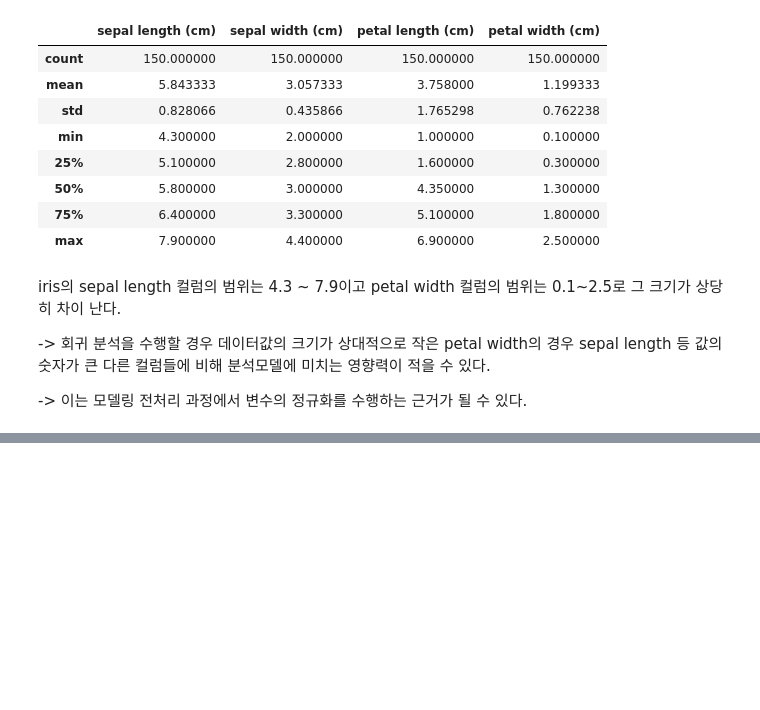
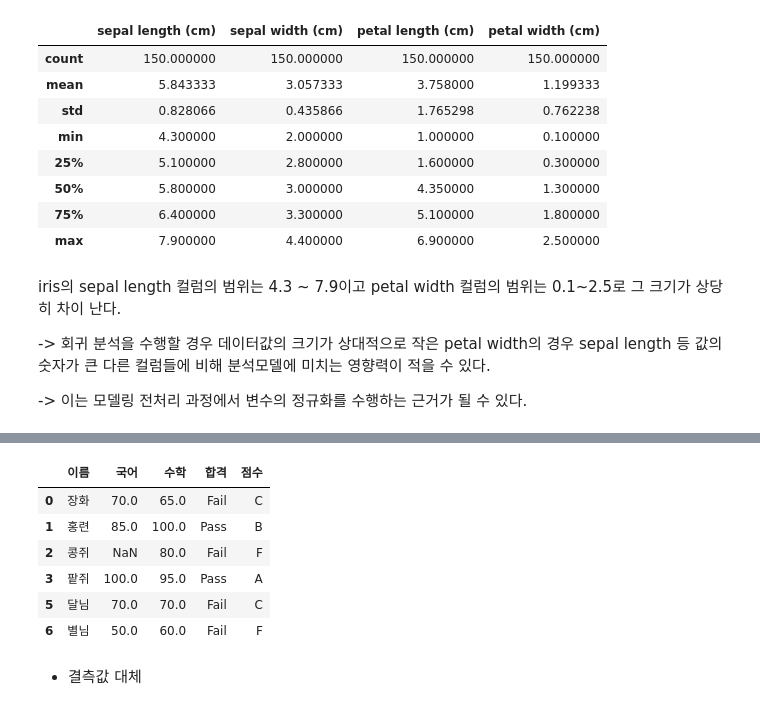
Before and after one commit to torabo/Studywithbooks, a Jupyter notebook: book_list/파이썬 한권으로 끝내기(ADP)/제2장.ipynb, the cells around one changed output, grey strips where cells are left out. Saved outputs shown, nothing was run; the diff lists cells and outputs as text; code cells hidden in the pictures; blank space fills up the shorter version.

```diff
--- a/book_list/파이썬 한권으로 끝내기(ADP)/제2장.ipynb
+++ b/book_list/파이썬 한권으로 끝내기(ADP)/제2장.ipynb
@@ -120,0 +531,12 @@ iris의 sepal length 컬럼의 범위는 4.3 ~ 7.9이고 petal width 컬럼의
+# %%
+students.dropna(thresh= 4) # 결측값이 아닌 값이 4개보다 많은 행만 남기기
+# %% [output]
+|  | 이름 | 국어 | 수학 | 합격 | 점수 |
+| 0 | 장화 | 70.0 | 65.0 | Fail | C |
+| 1 | 홍련 | 85.0 | 100.0 | Pass | B |
+| 2 | 콩쥐 | NaN | 80.0 | Fail | F |
+| 3 | 팥쥐 | 100.0 | 95.0 | Pass | A |
+| 5 | 달님 | 70.0 | 70.0 | Fail | C |
+| 6 | 별님 | 50.0 | 60.0 | Fail | F |
+# %% [markdown]
+- 결측값 대체
```
Also changed, not shown: parts of 75 cells of this notebook.
